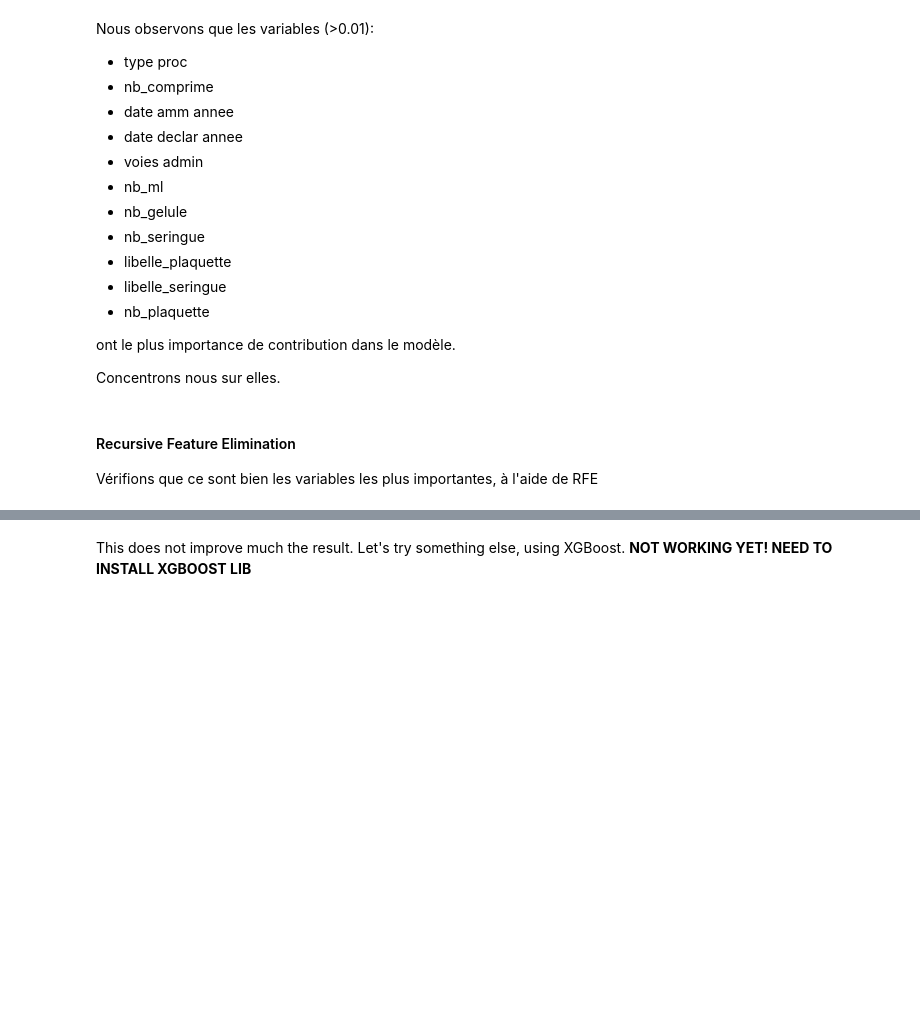
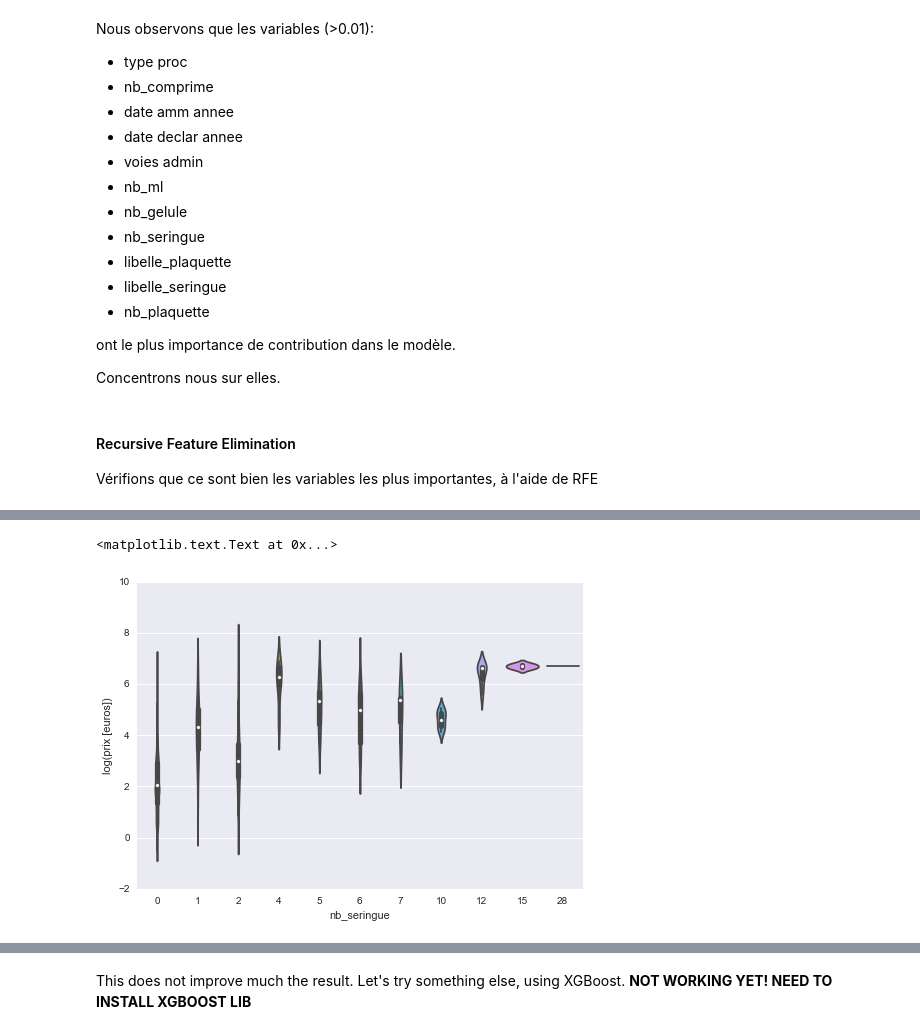
Before and after one commit to SamAstro/datascience.net-challenge-25, a Jupyter notebook: datasciencenet_challenge25_test.ipynb, the cells around one changed output, grey strips where cells are left out. Cells and saved outputs as stored; diff of their text form; code cells hidden in the pictures; blank space fills up the shorter version.

```diff
--- a/datasciencenet_challenge25_test.ipynb
+++ b/datasciencenet_challenge25_test.ipynb
@@ -488,3 +490,11 @@ print(var_focus)
 ['libelle_plaquette' 'nb_seringue' 'nb_comprime' 'nb_gelule' 'nb_ml'
  'tx rembours' 'voies admin' 'type proc' 'date declar annee'
  'date amm annee']
+# %%
+# Influence du taux de remboursement sur le prix
+ax = sns.violinplot(y="logprix", x="nb_seringue", data=data_train)
+ax.set_xlabel('nb_seringue')
+ax.set_ylabel('log(prix [euros])')
+# %% [output]
+<matplotlib.text.Text at 0x...>
+[figure, added]
```
Also changed, not shown: parts of 14 cells of this notebook, 1 other file.
